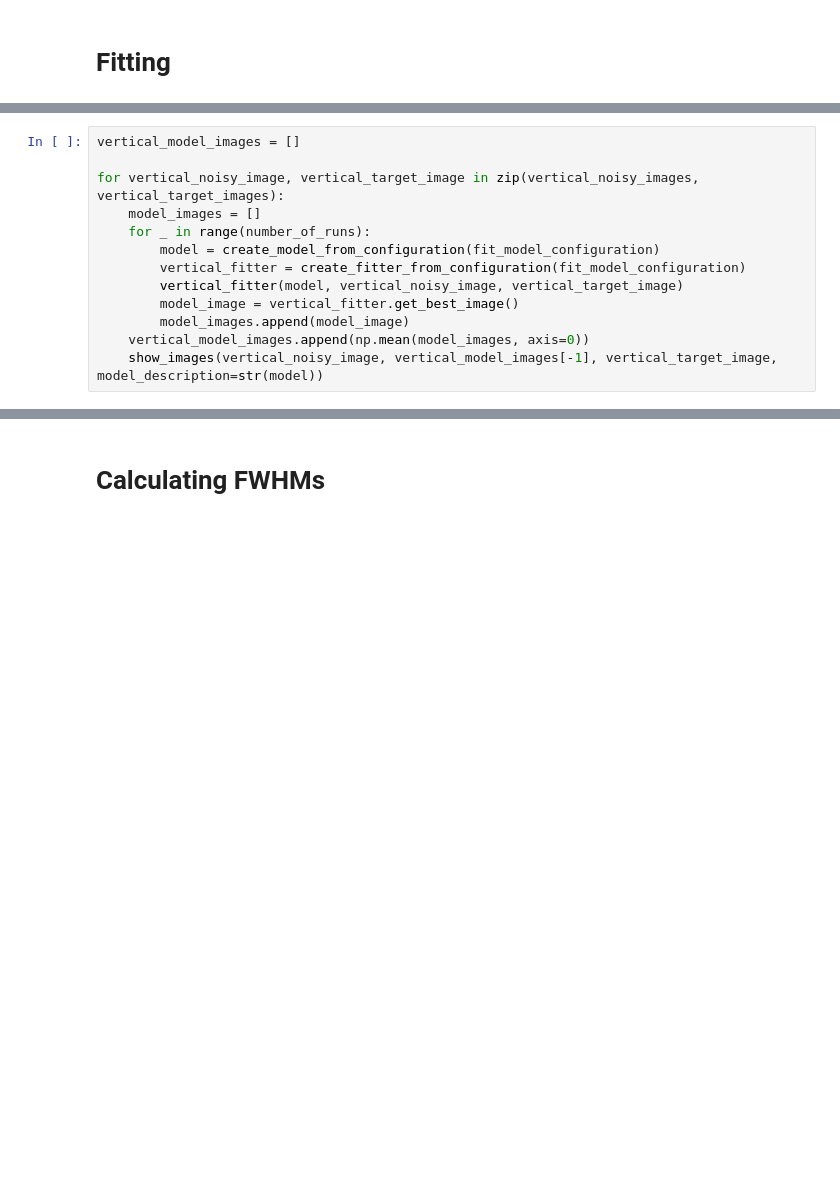
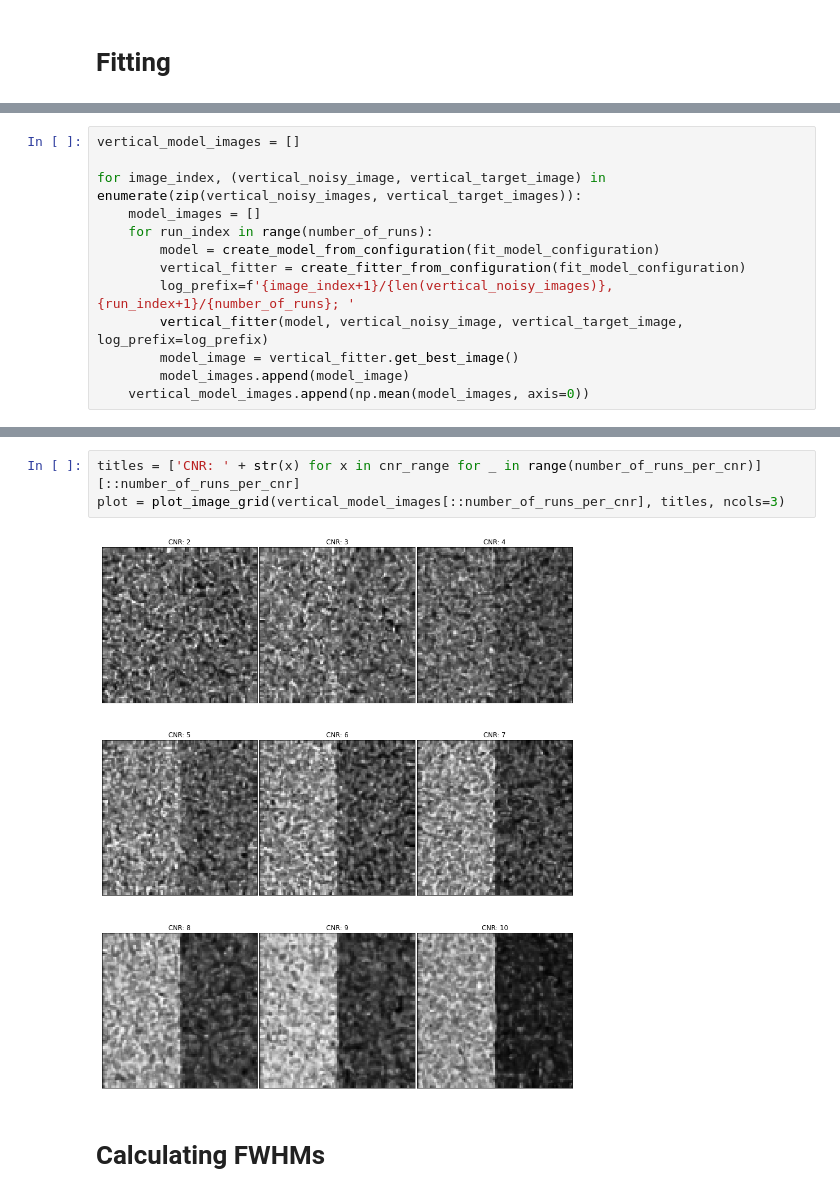
Before and after one commit to jkbg/DiffusionMRI, a Jupyter notebook: full_width_half_maximum.ipynb, the cells around one changed output, grey strips where cells are left out. Drawn from its saved outputs; the diff is of its cells as text; blank space fills up the shorter version.

```diff
--- a/full_width_half_maximum.ipynb
+++ b/full_width_half_maximum.ipynb
@@ -100,14 +150,14 @@ data_type: <class 'torch.cuda.FloatTensor'>
 # %%
 vertical_model_images = []
 
-for vertical_noisy_image, vertical_target_image in zip(vertical_noisy_images, vertical_target_images):
+for image_index, (vertical_noisy_image, vertical_target_image) in enumerate(zip(vertical_noisy_images, vertical_target_images)):
     model_images = []
-    for _ in range(number_of_runs):
+    for run_index in range(number_of_runs):
         model = create_model_from_configuration(fit_model_configuration)
         vertical_fitter = create_fitter_from_configuration(fit_model_configuration)
-        vertical_fitter(model, vertical_noisy_image, vertical_target_image)
+        log_prefix=f'{image_index+1}/{len(vertical_noisy_images)}, {run_index+1}/{number_of_runs}; '
+        vertical_fitter(model, vertical_noisy_image, vertical_target_image, log_prefix=log_prefix)
         model_image = vertical_fitter.get_best_image()
         model_images.append(model_image)
     vertical_model_images.append(np.mean(model_images, axis=0))
-    show_images(vertical_noisy_image, vertical_model_images[-1], vertical_target_image, model_description=str(model))
 # %% [output]
@@ -134,3 +165,8 @@ Adam has converged at step 7175.
+# %%
+titles = ['CNR: ' + str(x) for x in cnr_range for _ in range(number_of_runs_per_cnr)][::number_of_runs_per_cnr]
+plot = plot_image_grid(vertical_model_images[::number_of_runs_per_cnr], titles, ncols=3)
+# %% [output]
+[figure, added]
 # %% [markdown]
 # Calculating FWHMs
 # %%
```
Also changed, not shown: parts of 11 cells of this notebook.
